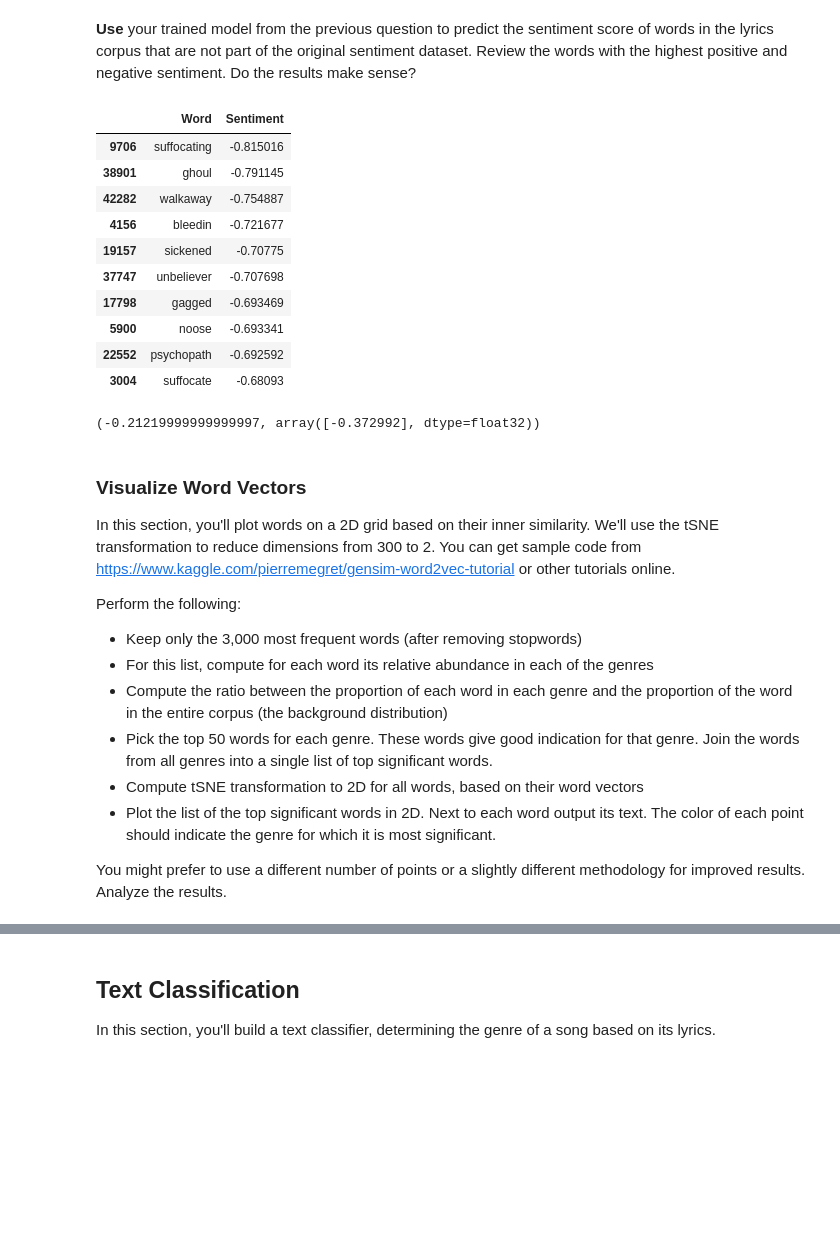
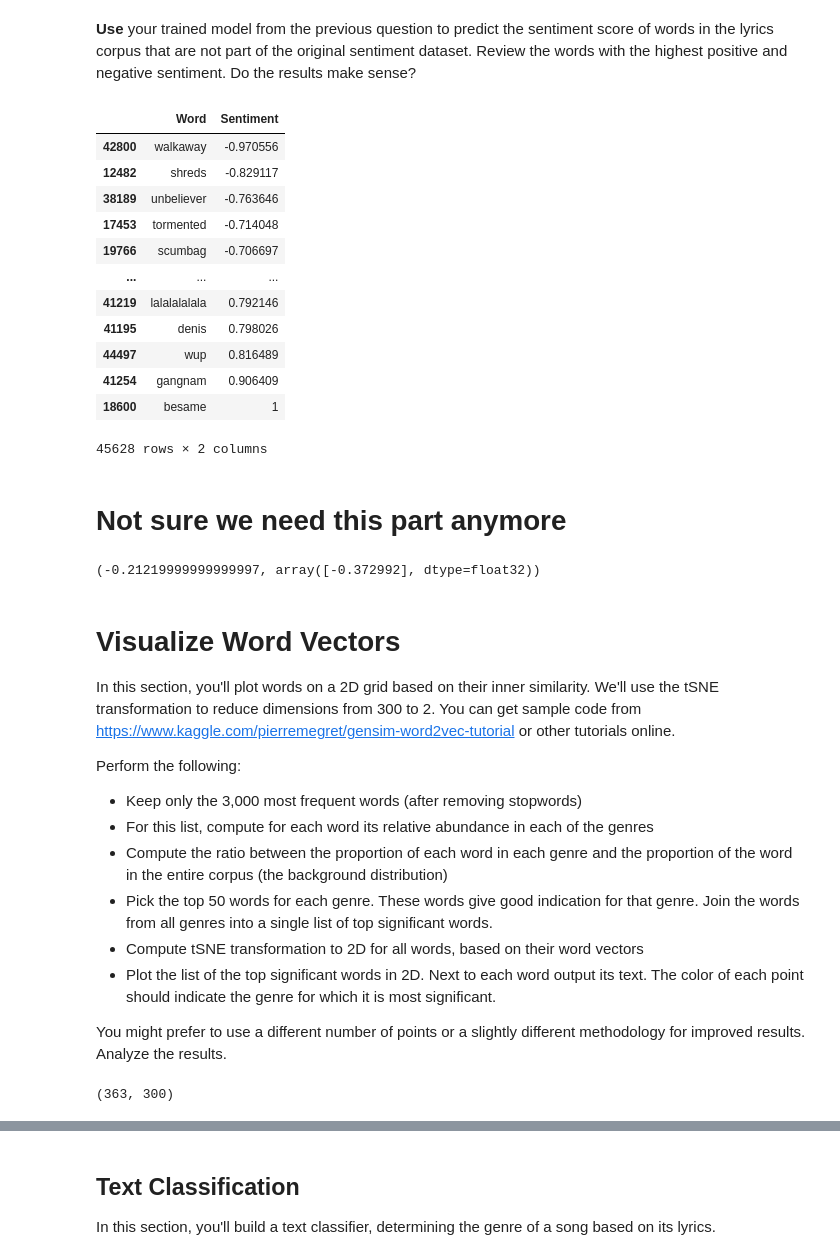
Before and after one commit to Hernanros/Y_Data_DL, a Jupyter notebook: [HW#3]Word_embeddings/DL_word_embedding_assignment.ipynb, the cells around one changed output, grey strips where cells are left out. Cells and saved outputs as stored; diff of their text form; code cells hidden in the pictures; blank space fills up the shorter version.

Commit message:
Visualize word embeddings.

```diff
--- a/[HW#3]Word_embeddings/DL_word_embedding_assignment.ipynb
+++ b/[HW#3]Word_embeddings/DL_word_embedding_assignment.ipynb
@@ -151,36 +191,2 @@ lyrics_to_words(data.lyrics[0])
-# %%
-
-def split_sentences (song):
-  '''
-  Function to create a sequence of words for each lyrics entry of our dataset.
-  insert - long string
-  out - list of lists
-  '''
-  listofsents=[]
-  for sent in song.split('\n'):
-    if len (sent)>0:
-      listofsents.append (sent)
-  return listofsents
-
-def lyrics_to_words(lyrics):
-    # 1. split each text entry into sentences
-    sentences= split_sentences(lyrics)
-
-    # 2. parse through each sentence seperatley and store words as a sequence
-    wordlists=[]
-    for sent in sentences:
-
-      # 3. Remove non-letters (punctuation)
-      letters_only = re.sub("[^a-zA-Z]", " ", sent)
-
-      # 4. Remove stopwords
-      no_stop_words = remove_stopwords(letters_only)
-
-      # 5. Convert to lower case, split into individual words
-      words = no_stop_words.lower().split()
-      #
-      wordlists+=words
-
-    return wordlists
 # %%
 data['clean_lyrics'] = data.lyrics.apply(lambda x: lyrics_to_words(x))
@@ -477,19 +469,23 @@ sents_df = pd.DataFrame((not_in_lexicon, values)).T
 sents_df.columns = ["Word","Sentiment"]
 sents_df.Sentiment = sents_df.Sentiment / max(np.abs(sents_df.Sentiment))
 # %%
-sents_df.sort_values(by="Sentiment")[:10]
+sents_df.sort_values(by="Sentiment")
 # %% [output]
 |  | Word | Sentiment |
-| 9706 | suffocating | -0.815016 |
-| 38901 | ghoul | -0.791145 |
-| 42282 | walkaway | -0.754887 |
-| 4156 | bleedin | -0.721677 |
-| 19157 | sickened | -0.70775 |
-| 37747 | unbeliever | -0.707698 |
-| 17798 | gagged | -0.693469 |
-| 5900 | noose | -0.693341 |
-| 22552 | psychopath | -0.692592 |
-| 3004 | suffocate | -0.68093 |
+| 42800 | walkaway | -0.970556 |
+| 12482 | shreds | -0.829117 |
+| 38189 | unbeliever | -0.763646 |
+| 17453 | tormented | -0.714048 |
+| 19766 | scumbag | -0.706697 |
+| ... | ... | ... |
+| 41219 | lalalalalala | 0.792146 |
+| 41195 | denis | 0.798026 |
+| 44497 | wup | 0.816489 |
+| 41254 | gangnam | 0.906409 |
+| 18600 | besame | 1 |
+45628 rows × 2 columns
+# %% [markdown]
+# Not sure we need this part anymore
 # %%
 from operator import itemgetter
 def closest_n_words_sentiment(model,vector,regressor,dist_func = cosine_similarity,vocab=model.wv.vocab, n=5):
@@ -513,7 +509,7 @@ closest_n_words_sentiment(model,model.wv[word],elastic,cosine_similarity,lexicon
 # %% [output]
 (-0.21219999999999997, array([-0.372992], dtype=float32))
 # %% [markdown]
-### Visualize Word Vectors
+# Visualize Word Vectors
 In this section, you'll plot words on a 2D grid based on their inner similarity. We'll use the tSNE transformation to reduce dimensions from 300 to 2. You can get sample code from https://www.kaggle.com/pierremegret/gensim-word2vec-tutorial or other tutorials online.
 
 Perform the following:
@@ -528,0 +561,7 @@ Analyze the results.
+# %%
+arrays = np.empty((0,300), float)
+for word in top_words:
+  arrays = np.vstack((arrays, model.wv.get_vector(word).reshape(1,-1)))
+arrays.shape
+# %% [output]
+(363, 300)
```
Also changed, not shown: parts of 27 cells of this notebook.
